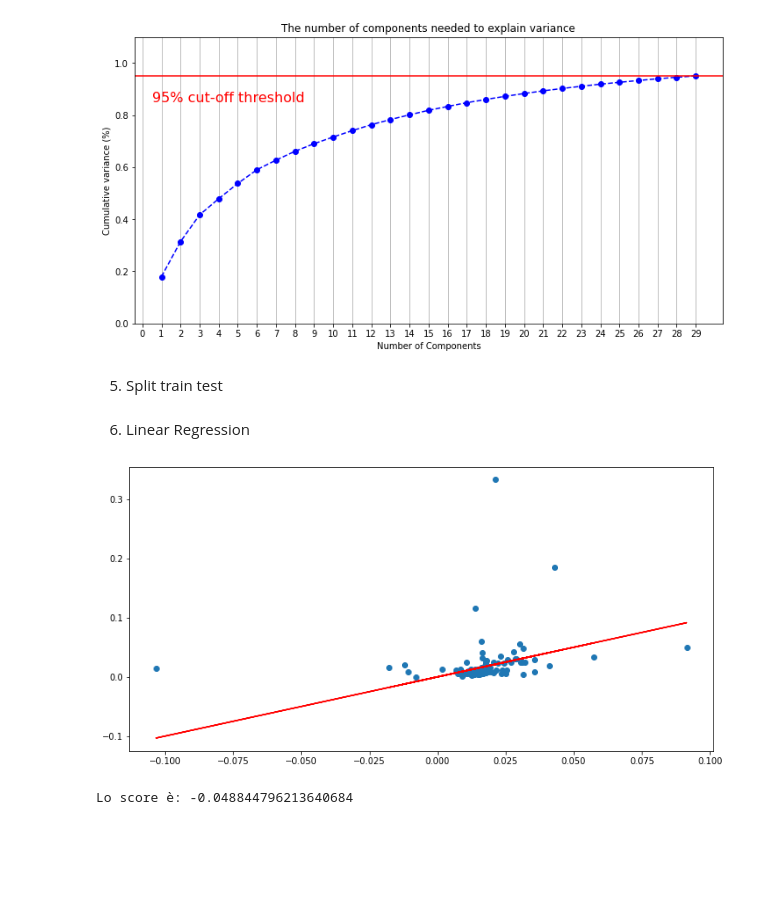
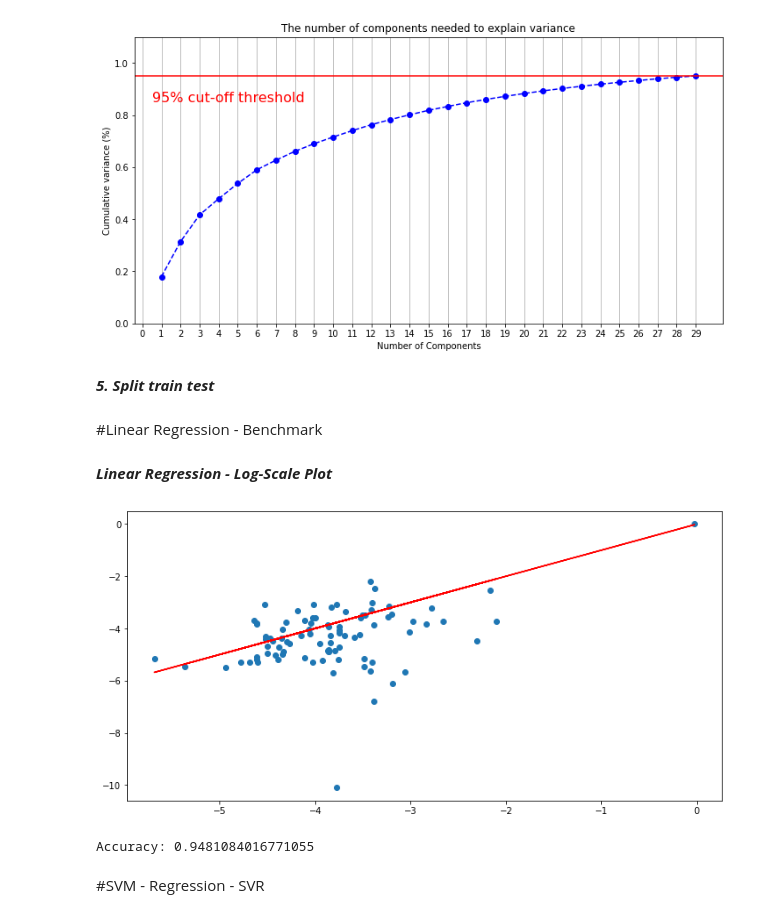
Before and after one commit to pierandreamorelli/cs_data_analysis, a Jupyter notebook: cs_data_analysis.ipynb, the cells around one changed output. Drawn from its saved outputs; the diff is of its cells as text; code cells hidden in the pictures; blank space fills up the shorter version.

```diff
--- a/cs_data_analysis.ipynb
+++ b/cs_data_analysis.ipynb
@@ -397,28 +397,34 @@ plt.show()
 # %% [output]
 [figure]
 # %% [markdown]
-5. Split train test
+***5. Split train test***
 # %%
 from sklearn.model_selection import train_test_split
 X = df_pca_PY.iloc[:, 0:29]
 y = df_pca_PY.iloc[:, 29]
 X_train, X_test, y_train, y_test = train_test_split(X, y, test_size=0.2)
 # %% [markdown]
-6. Linear Regression
+#Linear Regression - Benchmark
 # %%
 import numpy as np
 from sklearn.linear_model import LinearRegression
 
-regr = LinearRegression()
+regr = LinearRegression(n_jobs = 2)
 regr.fit(X_train, y_train)
-y_pred = regr.predict(X_test)
+y_pred = regr.predict(X_test) #predictions on test data
 sc = regr.score(X_test, y_test)
-
-
-plt.scatter(y_pred, y_test)
-plt.plot(y_pred, y_pred, color='red')
-plt.show()
-print('Lo score è: ' + str(sc))
-# %% [output]
-[figure, removed]
-Lo score è: -0.048844796213640684
+# %% [markdown]
+***Linear Regression - Log-Scale Plot***
+# %%
+x = np.log(y_pred)
+y = np.log(y_test)
+
+plt.scatter(x, y)
+plt.plot(x, x, color='red')
+plt.show()
+print('Accuracy: ' + str(sc))
+# %% [output]
+[figure, added]
+Accuracy: 0.9481084016771055
+# %% [markdown]
+#SVM - Regression - SVR
```
Also changed, not shown: parts of 4 cells of this notebook.
